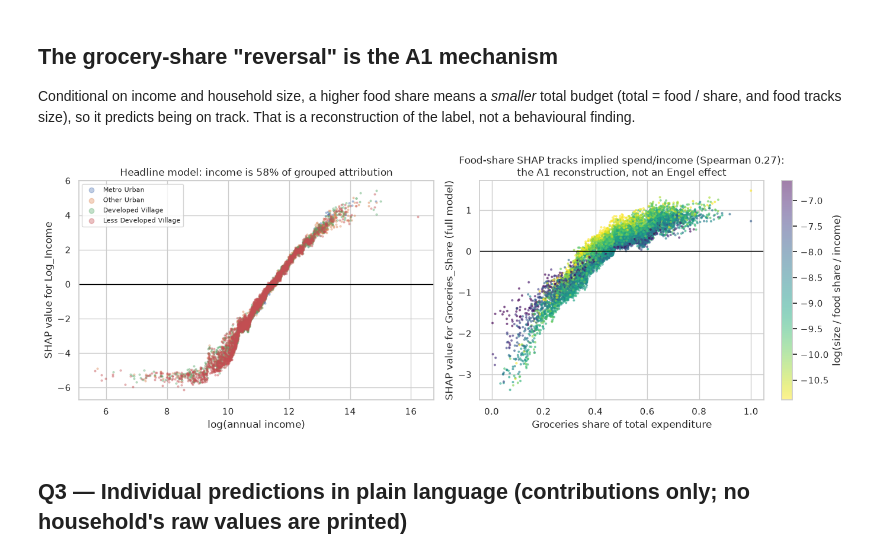
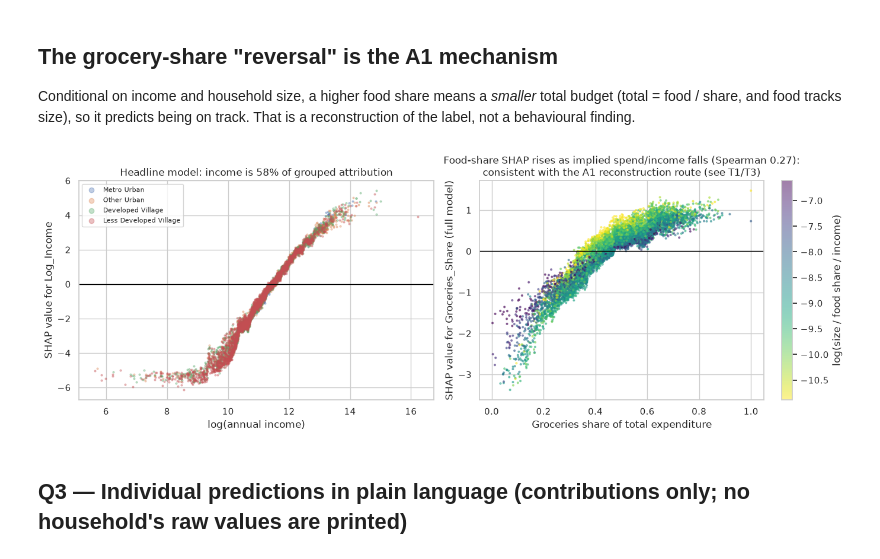
Before and after one commit to saint2706/savings-goal-classifier, a Jupyter notebook: notebooks/05_explainability.ipynb, the cells around one changed output. Drawn from its saved outputs; the diff is of its cells as text; code cells hidden in the pictures.

```diff
--- a/notebooks/05_explainability.ipynb
+++ b/notebooks/05_explainability.ipynb
@@ -178,35 +178,35 @@ a reconstruction of the label, not a behavioural finding.
 # %%
 fig, axes = plt.subplots(1, 2, figsize=(14, 5))
 sv = pd.DataFrame(shap_vals["deployable"], columns=names["deployable"])
 ax = axes[0]
 for area in ["Metro_Urban", "Other_Urban", "Developed_Village", "Less_Developed_Village"]:
     m = (test["Area_Type"] == area).to_numpy()
     ax.scatter(test.loc[m, "Log_Income"], sv.loc[m, "Log_Income"], s=4, alpha=0.35, label=area.replace("_", " "))
 ax.axhline(0, color="black", lw=1)
 ax.set_xlabel("log(annual income)")
 ax.set_ylabel("SHAP value for Log_Income")
 fam = family_tbl["deployable"]
 ax.set_title(f"Headline model: income is {fam.loc['Income', 'share of grouped total']:.0%} of grouped attribution")
 ax.legend(markerscale=3, fontsize=8)
 
 sv_full = pd.DataFrame(shap_vals["full"], columns=names["full"])
 ax = axes[1]
 implied_total = test["Household_Size"] / test["Groceries_Share"].where(test["Groceries_Share"] > 0)
 ratio = np.log(implied_total / np.exp(test["Log_Income"]))
 sc = ax.scatter(test["Groceries_Share"], sv_full["Groceries_Share"], c=ratio.clip(ratio.quantile(0.02),
                 ratio.quantile(0.98)), s=4, alpha=0.5, cmap="viridis_r")
 ax.axhline(0, color="black", lw=1)
 ax.set_xlabel("Groceries share of total expenditure")
 ax.set_ylabel("SHAP value for Groceries_Share (full model)")
 rho = pd.Series(sv_full["Groceries_Share"]).corr(-ratio, method="spearman")
-ax.set_title(f"Food-share SHAP tracks implied spend/income (Spearman {rho:.2f}):\n"
-             "the A1 reconstruction, not an Engel effect")
+ax.set_title(f"Food-share SHAP rises as implied spend/income falls (Spearman {rho:.2f}):\n"
+             "consistent with the A1 reconstruction route (see T1/T3)")
 plt.colorbar(sc, ax=ax, label="log(size / food share / income)")
 plt.tight_layout()
 plt.savefig(C.RESULTS / "shap_dependence.png", dpi=150, bbox_inches="tight")
 plt.show()
 # %% [output]
-[figure, old version]
+[figure, new version]
 # %% [markdown]
 ## Q3 — Individual predictions in plain language (contributions only; no household's raw values are printed)
 # %%
```
Also changed, not shown: parts of 1 cell of this notebook, 20 other files.
